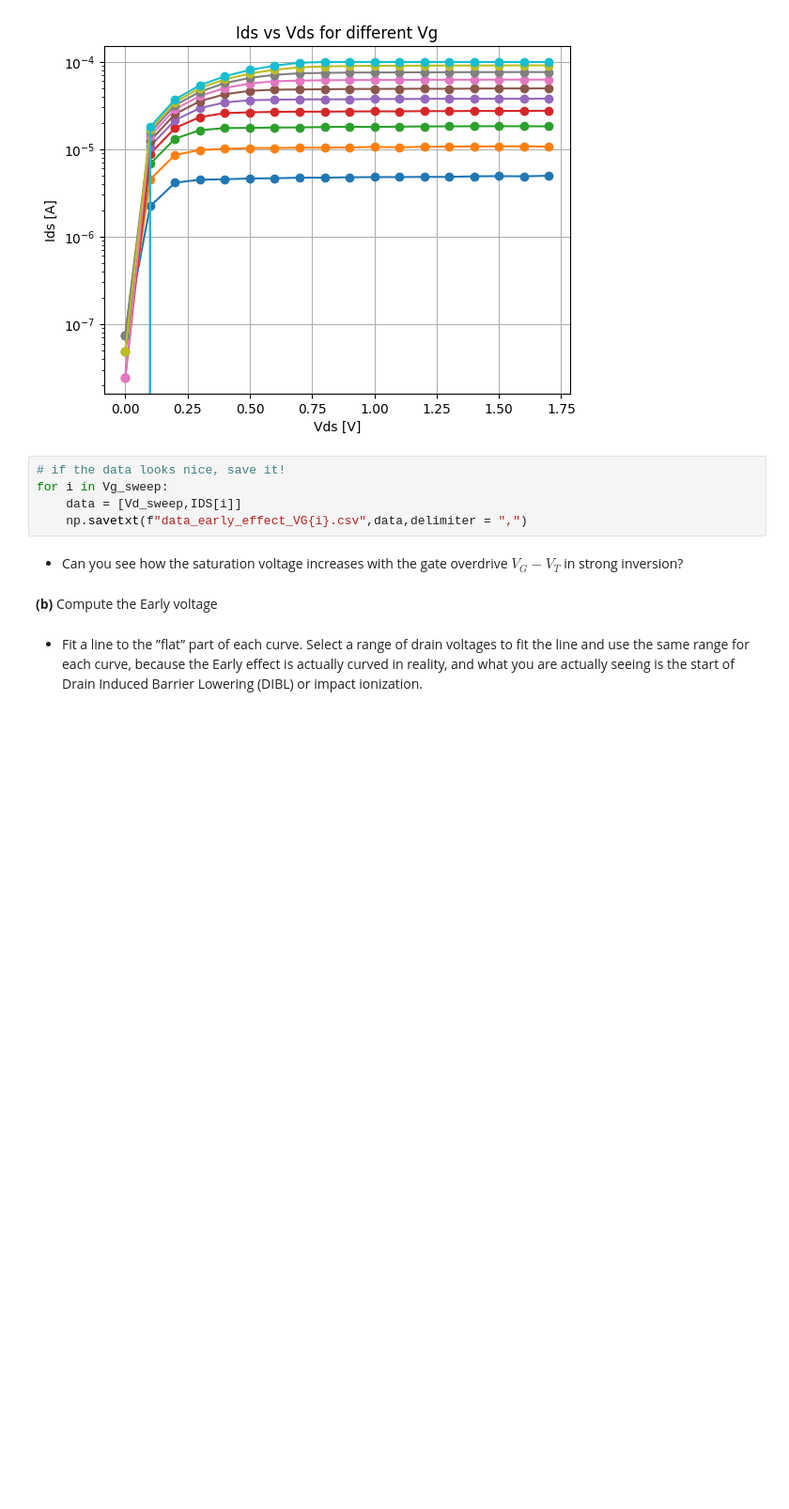
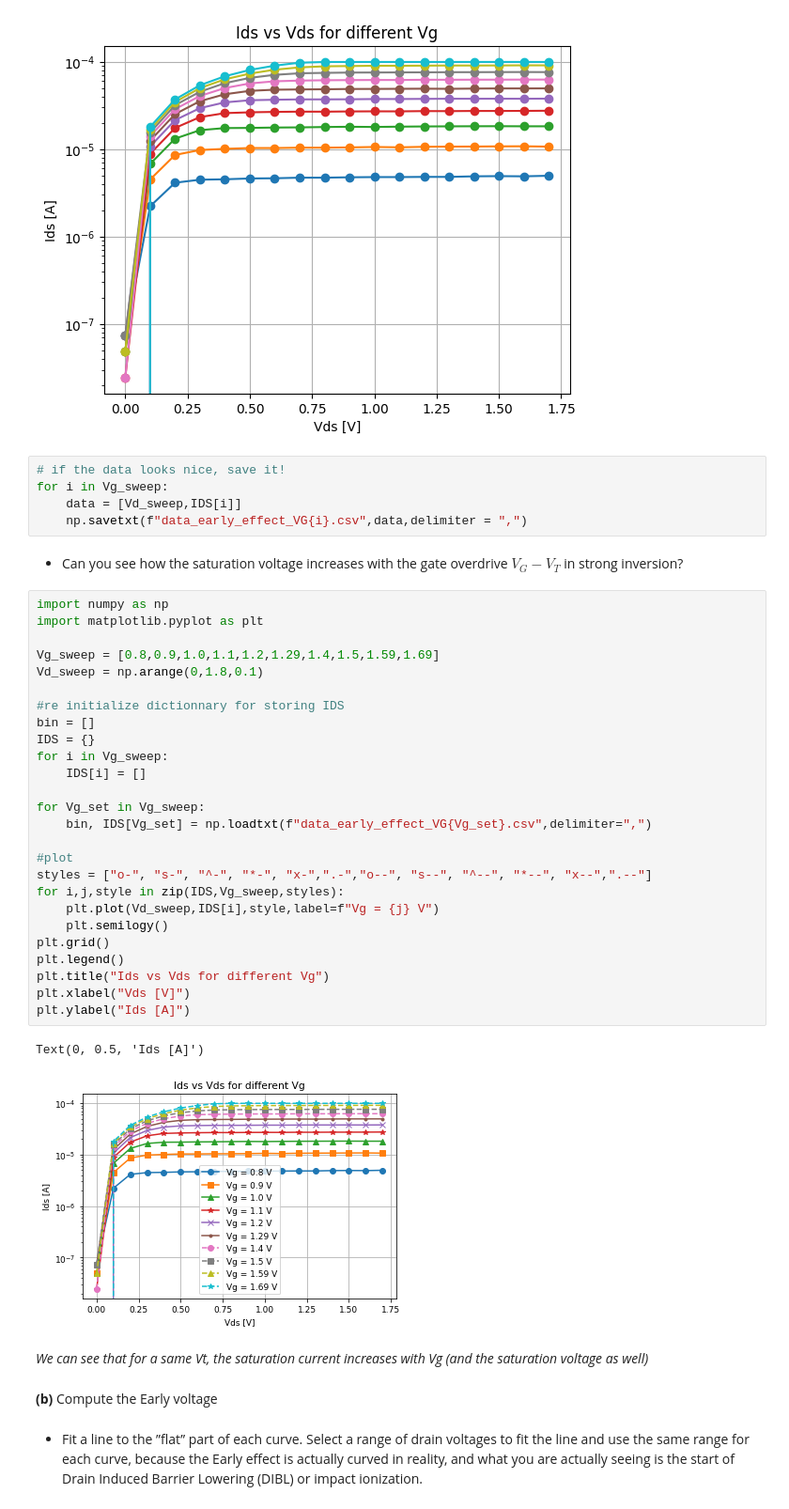
Before and after one commit to daggermaster3000/NE1, a Jupyter notebook: TP3/2022_Lab3_AboveThr_GroupNumber_FirstName_LastName.ipynb, the cells around one changed output. Shown: that part at 94% size. Drawn from its saved outputs; the diff is of its cells as text; blank space fills up the shorter version.

```diff
--- a/TP3/2022_Lab3_AboveThr_GroupNumber_FirstName_LastName.ipynb
+++ b/TP3/2022_Lab3_AboveThr_GroupNumber_FirstName_LastName.ipynb
@@ -1284,6 +1284,37 @@ for i in Vg_sweep:
     np.savetxt(f"data_early_effect_VG{i}.csv",data,delimiter = ",")
 # %% [markdown]
 * Can you see how the saturation voltage increases with the gate overdrive $V_G-V_T$ in strong inversion?
+# %%
+import numpy as np
+import matplotlib.pyplot as plt
+
+Vg_sweep = [0.8,0.9,1.0,1.1,1.2,1.29,1.4,1.5,1.59,1.69]
+Vd_sweep = np.arange(0,1.8,0.1)
+
+#re initialize dictionnary for storing IDS
+bin = []
+IDS = {}
+for i in Vg_sweep:
+    IDS[i] = []
+
+for Vg_set in Vg_sweep:
+    bin, IDS[Vg_set] = np.loadtxt(f"data_early_effect_VG{Vg_set}.csv",delimiter=",")
+
+#plot
+styles = ["o-", "s-", "^-", "*-", "x-",".-","o--", "s--", "^--", "*--", "x--",".--"]
+for i,j,style in zip(IDS,Vg_sweep,styles):
+    plt.plot(Vd_sweep,IDS[i],style,label=f"Vg = {j} V")
+    plt.semilogy()
+plt.grid()
+plt.legend()
+plt.title("Ids vs Vds for different Vg")
+plt.xlabel("Vds [V]")
+plt.ylabel("Ids [A]")
+# %% [output]
+Text(0, 0.5, 'Ids [A]')
+[figure, added]
+# %% [markdown]
+_We can see that for a same Vt, the saturation current increases with Vg (and the saturation voltage as well)_
 # %% [markdown]
 **(b)** Compute the Early voltage
 # %% [markdown]
```
Also changed, not shown: parts of 2 cells of this notebook, 3 other files.
